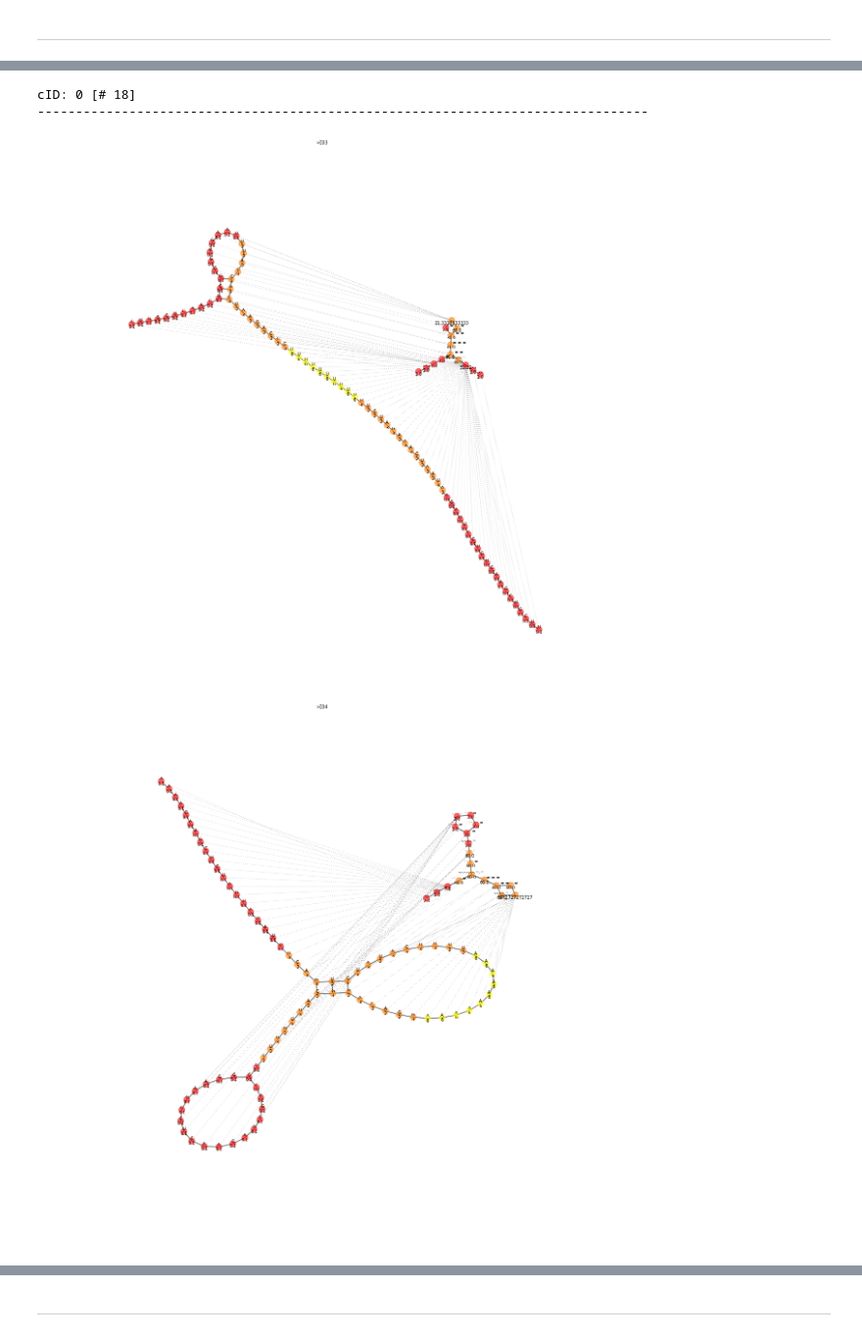
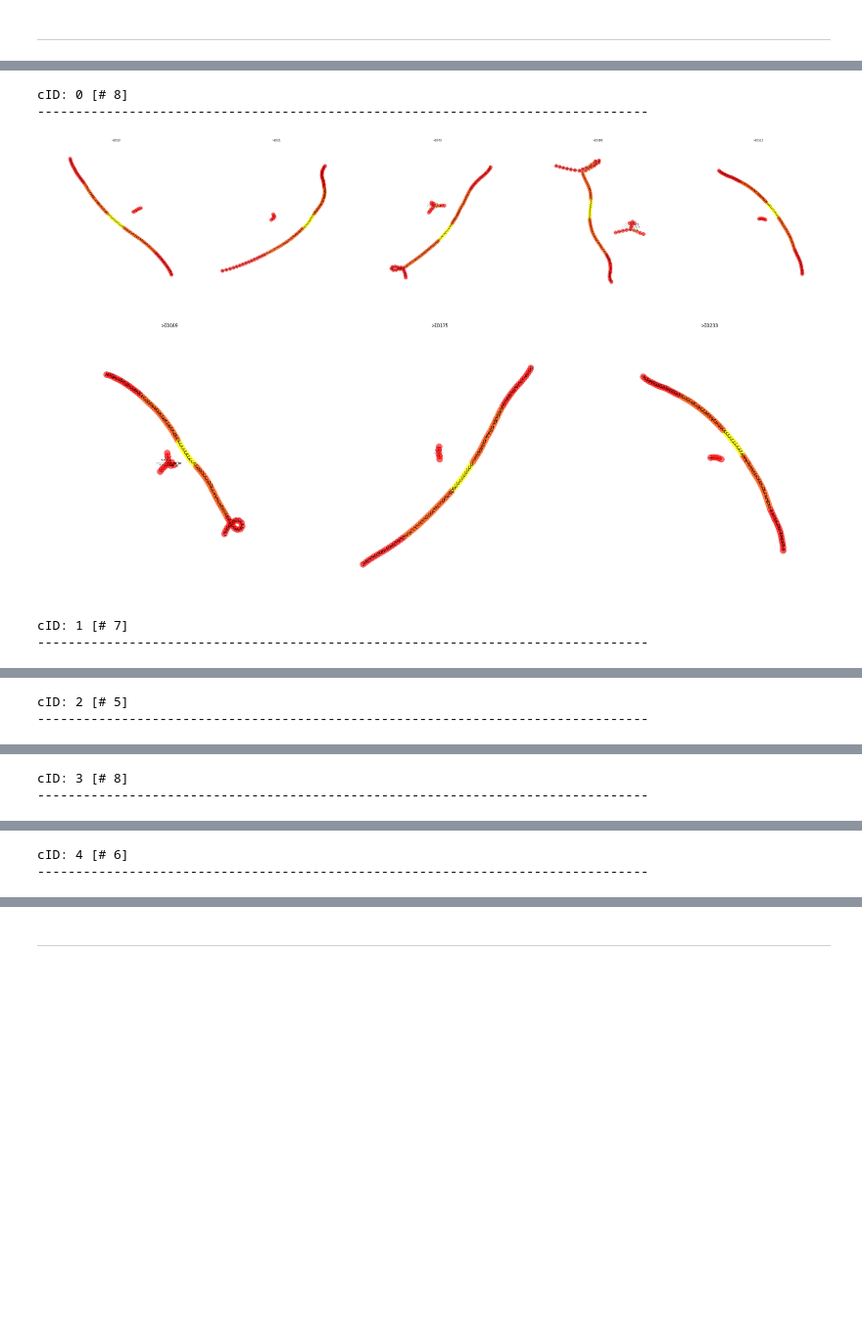
Before and after one commit to fabriziocosta/EDeN_examples, a Jupyter notebook: bioinf/rna/Weight Analysis.ipynb, the cells around one changed output, grey strips where cells are left out. Shown at 98% size. Saved outputs shown, nothing was run; the diff lists cells and outputs as text; code cells hidden in the pictures; blank space fills up the shorter version.

```diff
--- a/bioinf/rna/Weight Analysis.ipynb
+++ b/bioinf/rna/Weight Analysis.ipynb
@@ -67,7 +67,7 @@ alphabet='ACGU'
 motif_length=10
 motives=['A'*motif_length,'C'*motif_length,'G'*motif_length,'U'*motif_length]
 sequence_length=80
-n_sequences=100
+n_sequences=300
 p=0.01
 
 #make dataset
@@ -109,13 +109,13 @@ AUUUAAUCCUAGCACGUAGAUAACGCAUUUCCAGCCCCCCCCCCCCUUGAGCUGUGGUUCACGACGAUGCCCCGGGAUCC
 #identify motif region
 start_1 = (sequence_length - motif_length)/2
 end_1 = start_1 + motif_length
-weight_1 = 6
+weight_1 = 10
 
-context=15
+context=20
 #make a context zone
 start_2 = start_1 - context
 end_2 = end_1 + context
-weight_2 = weight_1 / 2
+weight_2 = weight_1 / 3
 
 background_weight=.1
 
@@ -124,8 +124,7 @@ listof_start_end_weight_list = [start_end_weight_list]*len(seqs)
 # %%
 %%time
 from eden.struct_cluster import Transformer, StructCluster
-transformer = Transformer(listof_start_end_weight_list=listof_start_end_weight_list,
-                             contraction_weight_scaling_factor=20)
+transformer = Transformer(contraction_weight_scaling_factor=20)
 struct_cluster = StructCluster(transformer=transformer)
-struct_cluster.fit(seqs)
+struct_cluster.fit(seqs, listof_start_end_weight_list=listof_start_end_weight_list)
 # %% [output]
@@ -135,5 +134,5 @@ Wall time: 11.8 s
 # %%
-struct_cluster.set_params(distance_std_factor=.6)
+struct_cluster.set_params(distance_std_factor=1.5)
 preds = struct_cluster.predict(seqs)
 clustered_seqs = struct_cluster.clusters
 # %% [output]
@@ -145,15 +147,20 @@ num clusters: 2
 # %%
-#display
+from eden.util.display import draw_graph_set
 for cluster_id in clustered_seqs:
     cluster_seqs = [seq for seq in clustered_seqs[cluster_id] ]
     print 'cID: %d [# %d]'% (cluster_id, len(cluster_seqs))
     print '-'*80
-    graphs = transformer.transform(cluster_seqs)
+    graphs = transformer.transform(cluster_seqs, listof_start_end_weight_list=listof_start_end_weight_list)
+    from eden.modifier.graph.structure import delete_edge_type
+    graphs = delete_edge_type(graphs, edge_type_key='nesting')
     my_opt=dict(opts)
-    my_opt.update({'size':20, 'vertex_color':'level', 'secondary_vertex_label':'weight', 'colormap':'autumn','prog':'neato', 'edge_label':None, 'ignore_for_layout':'nesting'})
-    plot(graphs,opts=my_opt, num=6)
+    my_opt.update({'size':10, 'vertex_color':'level', 'colormap':'autumn','prog':'neato', 'edge_label':None, 'ignore_for_layout':'nesting'})
+    #plot(graphs,opts=my_opt, num=6)
+    draw_graph_set(graphs, n_graphs_per_line=5, **my_opt)
 # %% [output]
-cID: 0 [# 18]
+cID: 0 [# 8]
 --------------------------------------------------------------------------------
-[figure, old version]
+[figure, new version]
-[figure, old version]
+[figure, new version]
+cID: 1 [# 7]
+--------------------------------------------------------------------------------
@@ -161,0 +169,2 @@ cID: 0 [# 18]
+cID: 2 [# 5]
+--------------------------------------------------------------------------------
@@ -162,0 +172,2 @@ cID: 0 [# 18]
+cID: 3 [# 8]
+--------------------------------------------------------------------------------
@@ -166,0 +176,2 @@ cID: 1 [# 5]
+cID: 4 [# 6]
+--------------------------------------------------------------------------------
```
Also changed, not shown: parts of 4 cells of this notebook, 1 other file.
